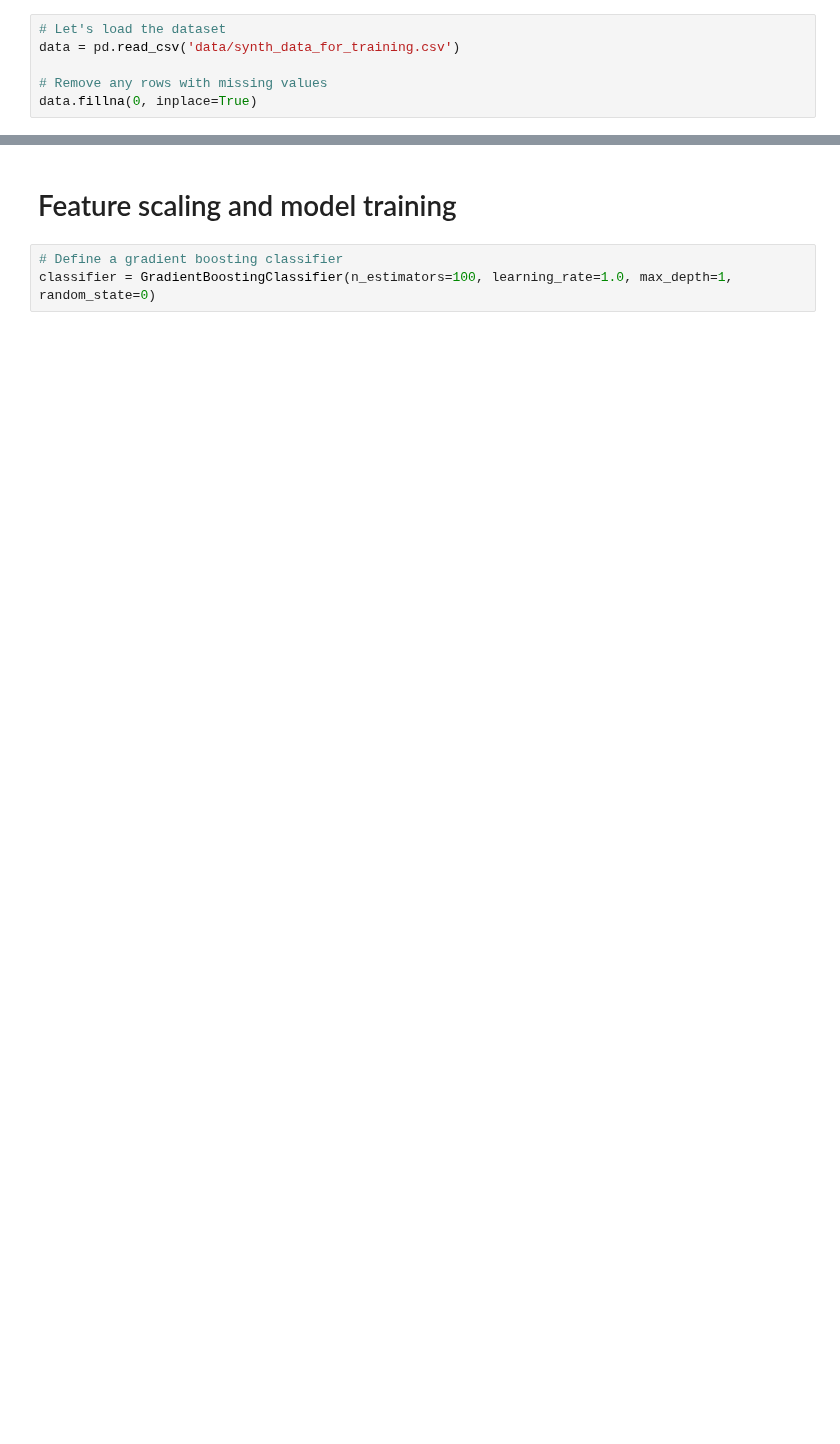
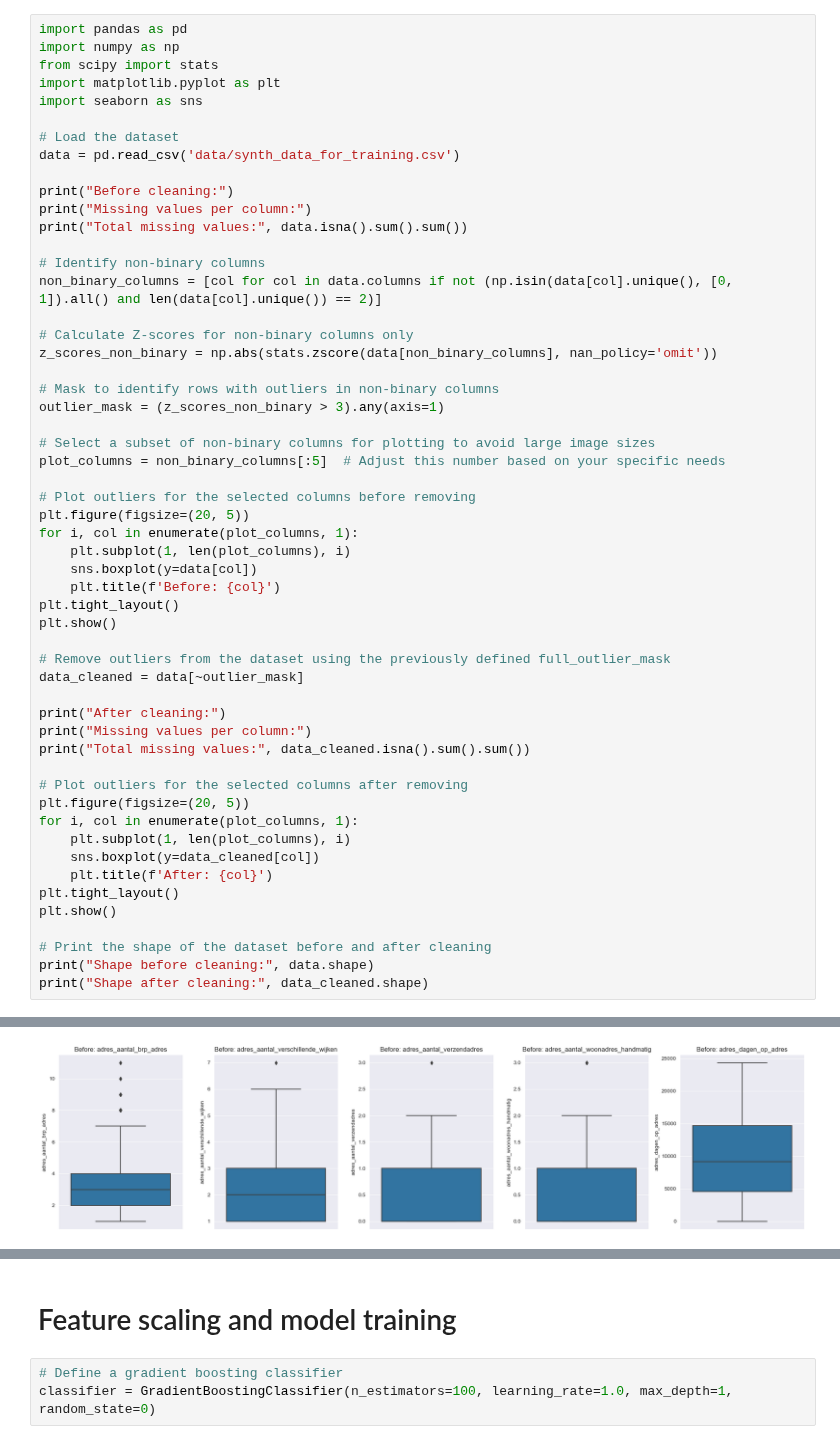
Before and after one commit to danielatoader/AI-validation, a Jupyter notebook: Project/onnx-example-main/good_model_onyx.ipynb, the cells around one changed output, grey strips where cells are left out. Drawn from its saved outputs; the diff is of its cells as text; blank space fills up the shorter version.

```diff
--- a/Project/onnx-example-main/good_model_onyx.ipynb
+++ b/Project/onnx-example-main/good_model_onyx.ipynb
@@ -27,6 +37,55 @@ pd.set_option('display.float_format', '{:.4f}'.format)  # Format the float numbe
 # %%
-# Let's load the dataset
+import pandas as pd
+import numpy as np
+from scipy import stats
+import matplotlib.pyplot as plt
+import seaborn as sns
+
+# Load the dataset
 data = pd.read_csv('data/synth_data_for_training.csv')
 
-# Remove any rows with missing values
-data.fillna(0, inplace=True)
+print("Before cleaning:")
+print("Missing values per column:")
+print("Total missing values:", data.isna().sum().sum())
+
+# Identify non-binary columns
+non_binary_columns = [col for col in data.columns if not (np.isin(data[col].unique(), [0, 1]).all() and len(data[col].unique()) == 2)]
+
+# Calculate Z-scores for non-binary columns only
+z_scores_non_binary = np.abs(stats.zscore(data[non_binary_columns], nan_policy='omit'))
+
+# Mask to identify rows with outliers in non-binary columns
+outlier_mask = (z_scores_non_binary > 3).any(axis=1)
+
+# Select a subset of non-binary columns for plotting to avoid large image sizes
+plot_columns = non_binary_columns[:5]  # Adjust this number based on your specific needs
+
+# Plot outliers for the selected columns before removing
+plt.figure(figsize=(20, 5))
+for i, col in enumerate(plot_columns, 1):
+    plt.subplot(1, len(plot_columns), i)
+    sns.boxplot(y=data[col])
+    plt.title(f'Before: {col}')
+plt.tight_layout()
+plt.show()
+
+# Remove outliers from the dataset using the previously defined full_outlier_mask
+data_cleaned = data[~outlier_mask]
+
+print("After cleaning:")
+print("Missing values per column:")
+print("Total missing values:", data_cleaned.isna().sum().sum())
+
+# Plot outliers for the selected columns after removing
+plt.figure(figsize=(20, 5))
+for i, col in enumerate(plot_columns, 1):
+    plt.subplot(1, len(plot_columns), i)
+    sns.boxplot(y=data_cleaned[col])
+    plt.title(f'After: {col}')
+plt.tight_layout()
+plt.show()
+
+# Print the shape of the dataset before and after cleaning
+print("Shape before cleaning:", data.shape)
+print("Shape after cleaning:", data_cleaned.shape)
+# %% [output]
@@ -32,0 +95 @@ data.fillna(0, inplace=True)
+[figure, added]
```
Also changed, not shown: parts of 17 cells of this notebook, 2 other files.
